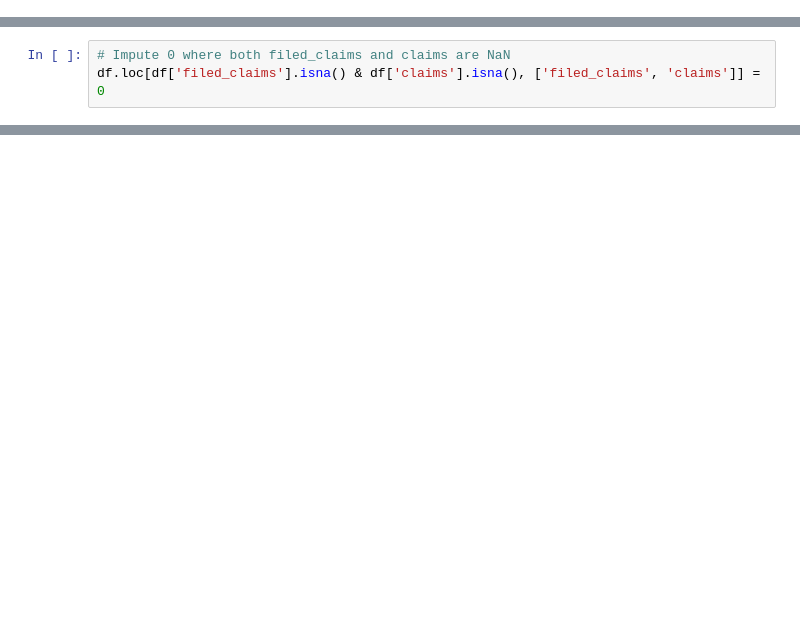
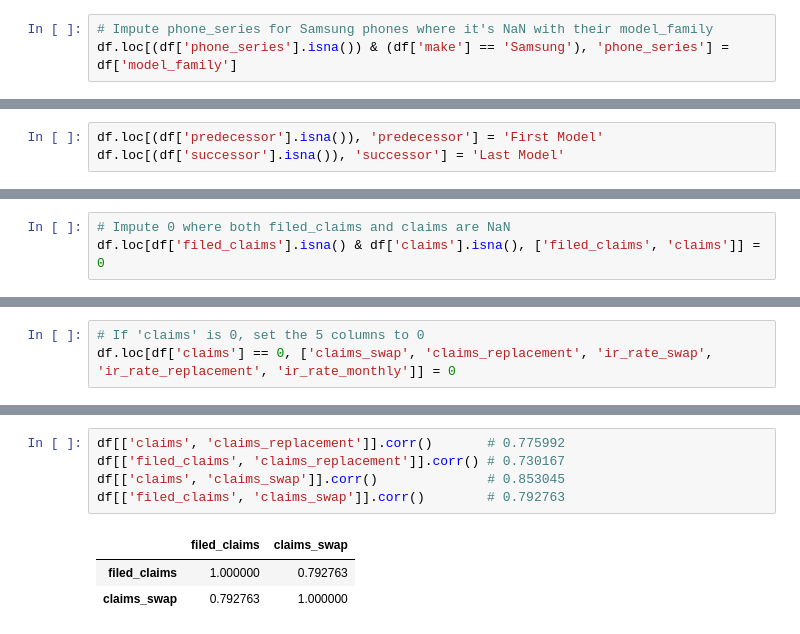
Before and after one commit to ChinSekYi/demand-forcasting-for-phone-devices, a Jupyter notebook: asurion.ipynb, the cells around one changed output, grey strips where cells are left out. Drawn from its saved outputs; the diff is of its cells as text; blank space fills up the shorter version.

```diff
--- a/asurion.ipynb
+++ b/asurion.ipynb
@@ -269,0 +331,3 @@ There is a high correlation between `filed_claims` and `claims`. Hence, we can t
+# %%
+# Impute phone_series for Samsung phones where it's NaN with their model_family
+df.loc[(df['phone_series'].isna()) & (df['make'] == 'Samsung'), 'phone_series'] = df['model_family']
@@ -269,0 +341,3 @@ There is a high correlation between `filed_claims` and `claims`. Hence, we can t
+# %%
+df.loc[(df['predecessor'].isna()), 'predecessor'] = 'First Model'
+df.loc[(df['successor'].isna()), 'successor'] = 'Last Model'
@@ -308,0 +420,3 @@ len(df.loc[(df['filed_claims'] == 0) & (df['claims'] == 0), ['filed_claims', 'cl
+# %%
+# If 'claims' is 0, set the 5 columns to 0
+df.loc[df['claims'] == 0, ['claims_swap', 'claims_replacement', 'ir_rate_swap', 'ir_rate_replacement', 'ir_rate_monthly']] = 0
@@ -308,0 +427,9 @@ len(df.loc[(df['filed_claims'] == 0) & (df['claims'] == 0), ['filed_claims', 'cl
+# %%
+df[['claims', 'claims_replacement']].corr()       # 0.775992
+df[['filed_claims', 'claims_replacement']].corr() # 0.730167
+df[['claims', 'claims_swap']].corr()              # 0.853045
+df[['filed_claims', 'claims_swap']].corr()        # 0.792763
+# %% [output]
+|  | filed_claims | claims_swap |
+| filed_claims | 1.000000 | 0.792763 |
+| claims_swap | 0.792763 | 1.000000 |
```
Also changed, not shown: parts of 30 cells of this notebook, 1 other file.
